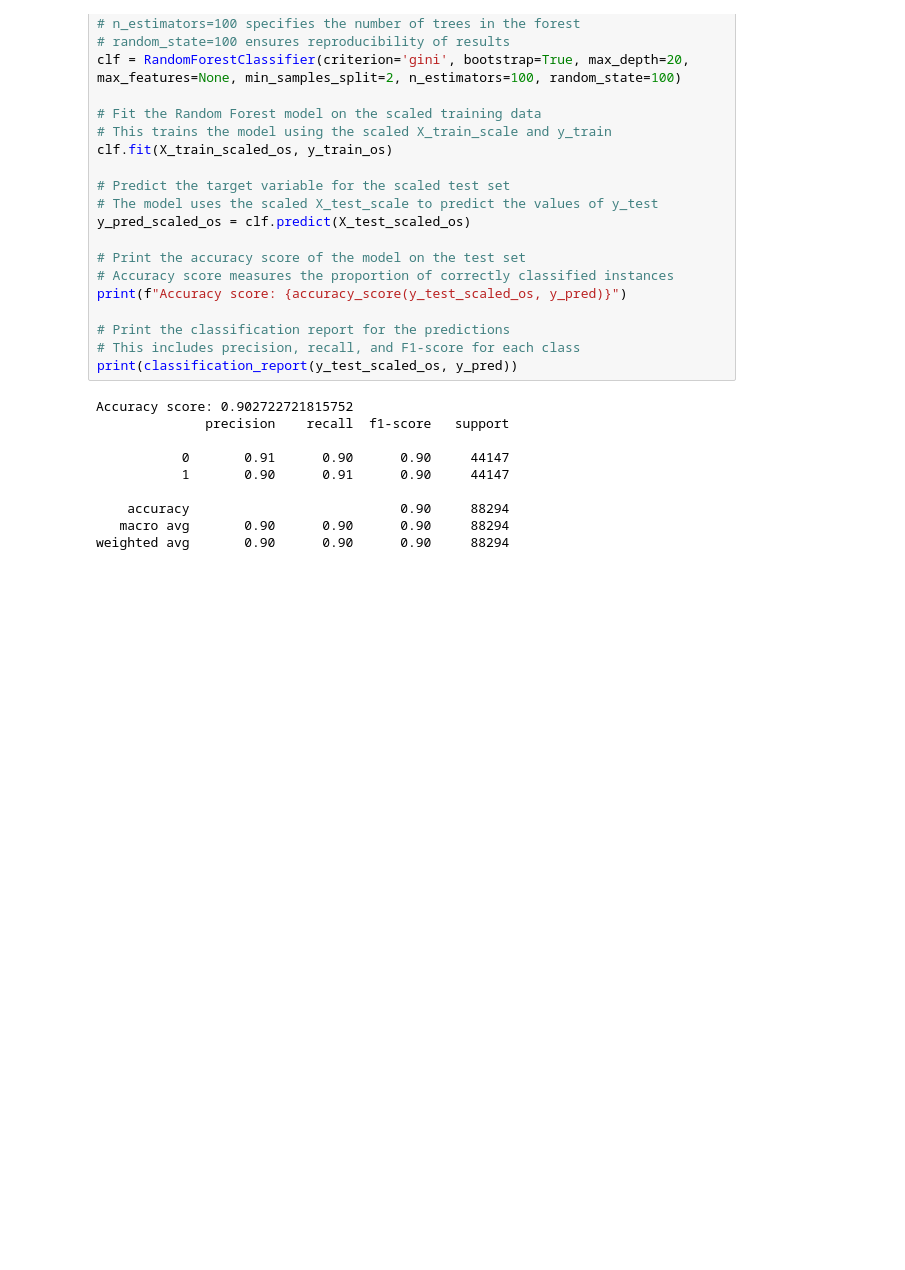
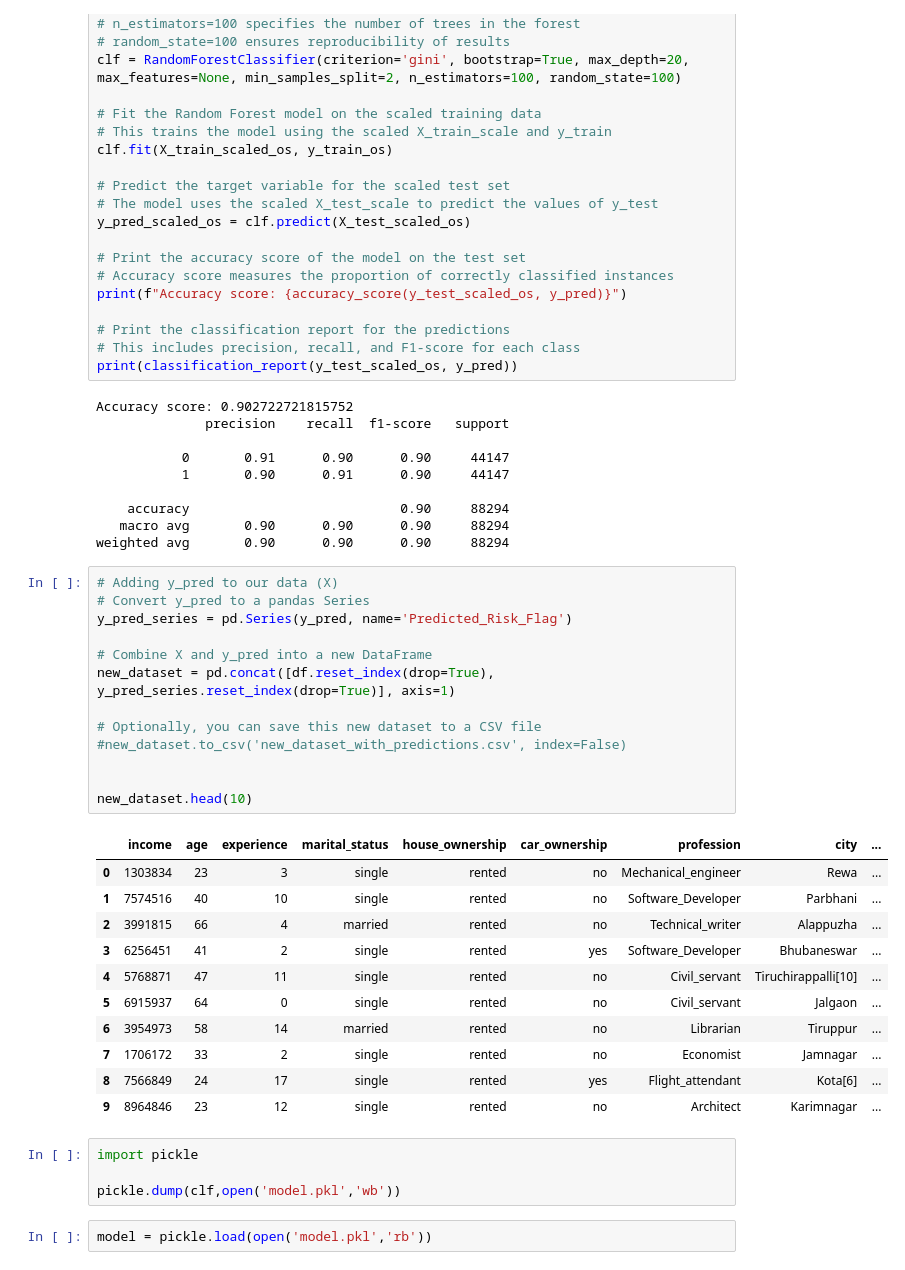
Before and after one commit to dhanu0709/2024_IA651_RSDJ_final_project, a Jupyter notebook: ml_pro.ipynb, the cells around one changed output. Drawn from its saved outputs; the diff is of its cells as text; blank space fills up the shorter version.

```diff
--- a/ml_pro.ipynb
+++ b/ml_pro.ipynb
@@ -943,3 +952,34 @@ Accuracy score: 0.902722721815752
     accuracy                           0.90     88294
    macro avg       0.90      0.90      0.90     88294
 weighted avg       0.90      0.90      0.90     88294
+# %%
+# Adding y_pred to our data (X)
+# Convert y_pred to a pandas Series
+y_pred_series = pd.Series(y_pred, name='Predicted_Risk_Flag')
+
+# Combine X and y_pred into a new DataFrame
+new_dataset = pd.concat([df.reset_index(drop=True), y_pred_series.reset_index(drop=True)], axis=1)
+
+# Optionally, you can save this new dataset to a CSV file
+#new_dataset.to_csv('new_dataset_with_predictions.csv', index=False)
+
+
+new_dataset.head(10)
+# %% [output]
+|  | income | age | experience | marital_status | house_ownership | car_ownership | profession | city | ... |
+| 0 | 1303834 | 23 | 3 | single | rented | no | Mechanical_engineer | Rewa | ... |
+| 1 | 7574516 | 40 | 10 | single | rented | no | Software_Developer | Parbhani | ... |
+| 2 | 3991815 | 66 | 4 | married | rented | no | Technical_writer | Alappuzha | ... |
+| 3 | 6256451 | 41 | 2 | single | rented | yes | Software_Developer | Bhubaneswar | ... |
+| 4 | 5768871 | 47 | 11 | single | rented | no | Civil_servant | Tiruchirappalli[10] | ... |
+| 5 | 6915937 | 64 | 0 | single | rented | no | Civil_servant | Jalgaon | ... |
+| 6 | 3954973 | 58 | 14 | married | rented | no | Librarian | Tiruppur | ... |
+| 7 | 1706172 | 33 | 2 | single | rented | no | Economist | Jamnagar | ... |
+| 8 | 7566849 | 24 | 17 | single | rented | yes | Flight_attendant | Kota[6] | ... |
+| 9 | 8964846 | 23 | 12 | single | rented | no | Architect | Karimnagar | ... |
+# %%
+import pickle
+
+pickle.dump(clf,open('model.pkl','wb'))
+# %%
+model = pickle.load(open('model.pkl','rb'))
```
Also changed, not shown: parts of 2 cells of this notebook.
